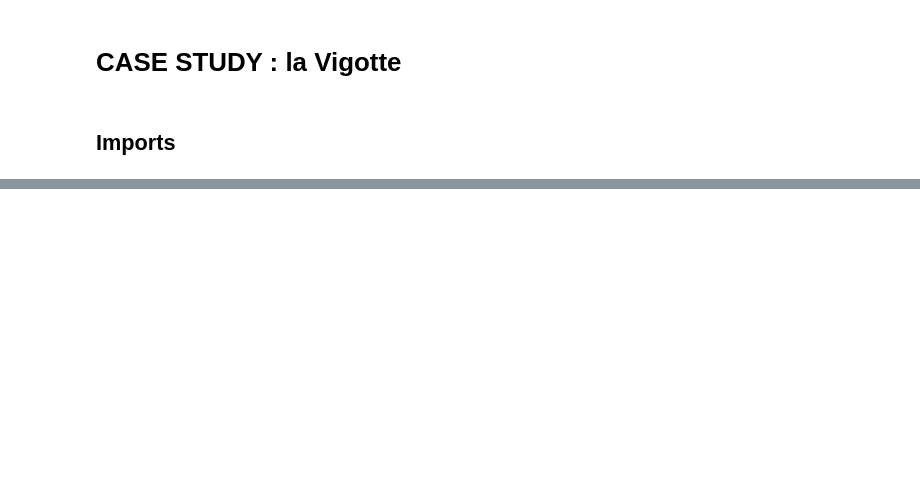
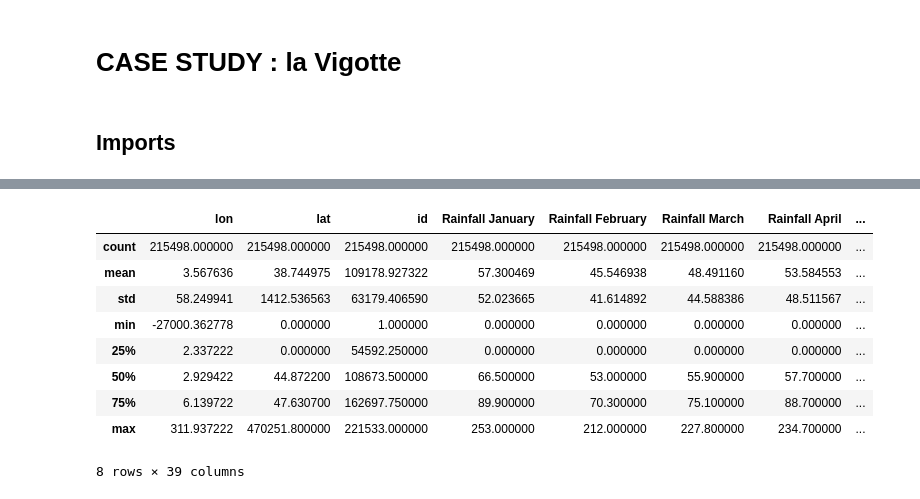
Before and after one commit to XavierMinesParis/SDM, a Jupyter notebook: la_vigotte.ipynb, the cells around one changed output, grey strips where cells are left out. Cells and saved outputs as stored; diff of their text form; code cells hidden in the pictures; blank space fills up the shorter version.

```diff
--- a/la_vigotte.ipynb
+++ b/la_vigotte.ipynb
@@ -34,0 +82,16 @@ for id_ in id_list:
+# %%
+test = pd.read_csv("test_climate.csv", sep=",")
+stations = pd.read_csv("stations_climate.csv", sep=",")
+# %%
+stations.describe()
+# %% [output]
+|  | lon | lat | id | Rainfall January | Rainfall February | Rainfall March | Rainfall April | ... |
+| count | 215498.000000 | 215498.000000 | 215498.000000 | 215498.000000 | 215498.000000 | 215498.000000 | 215498.000000 | ... |
+| mean | 3.567636 | 38.744975 | 109178.927322 | 57.300469 | 45.546938 | 48.491160 | 53.584553 | ... |
+| std | 58.249941 | 1412.536563 | 63179.406590 | 52.023665 | 41.614892 | 44.588386 | 48.511567 | ... |
+| min | -27000.362778 | 0.000000 | 1.000000 | 0.000000 | 0.000000 | 0.000000 | 0.000000 | ... |
+| 25% | 2.337222 | 0.000000 | 54592.250000 | 0.000000 | 0.000000 | 0.000000 | 0.000000 | ... |
+| 50% | 2.929422 | 44.872200 | 108673.500000 | 66.500000 | 53.000000 | 55.900000 | 57.700000 | ... |
+| 75% | 6.139722 | 47.630700 | 162697.750000 | 89.900000 | 70.300000 | 75.100000 | 88.700000 | ... |
+| max | 311.937222 | 470251.800000 | 221533.000000 | 253.000000 | 212.000000 | 227.800000 | 234.700000 | ... |
+8 rows × 39 columns
```
Also changed, not shown: parts of 12 cells of this notebook, 1 other file.
